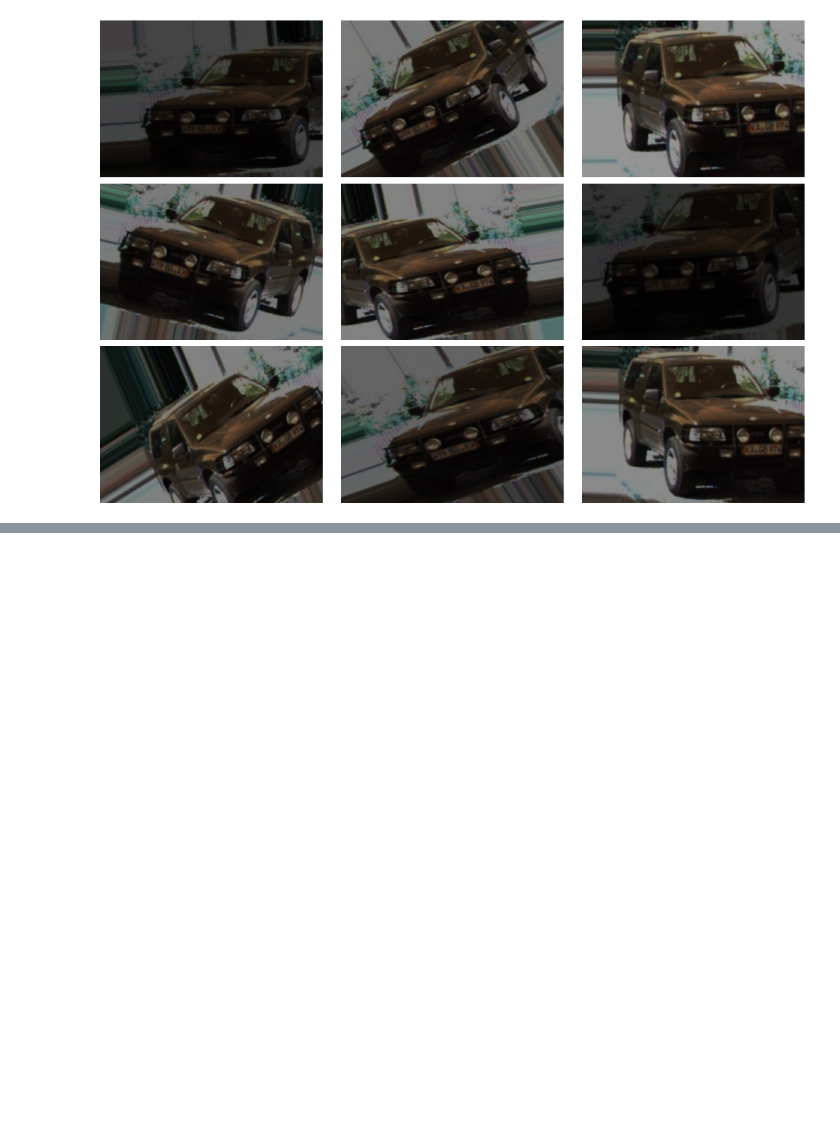
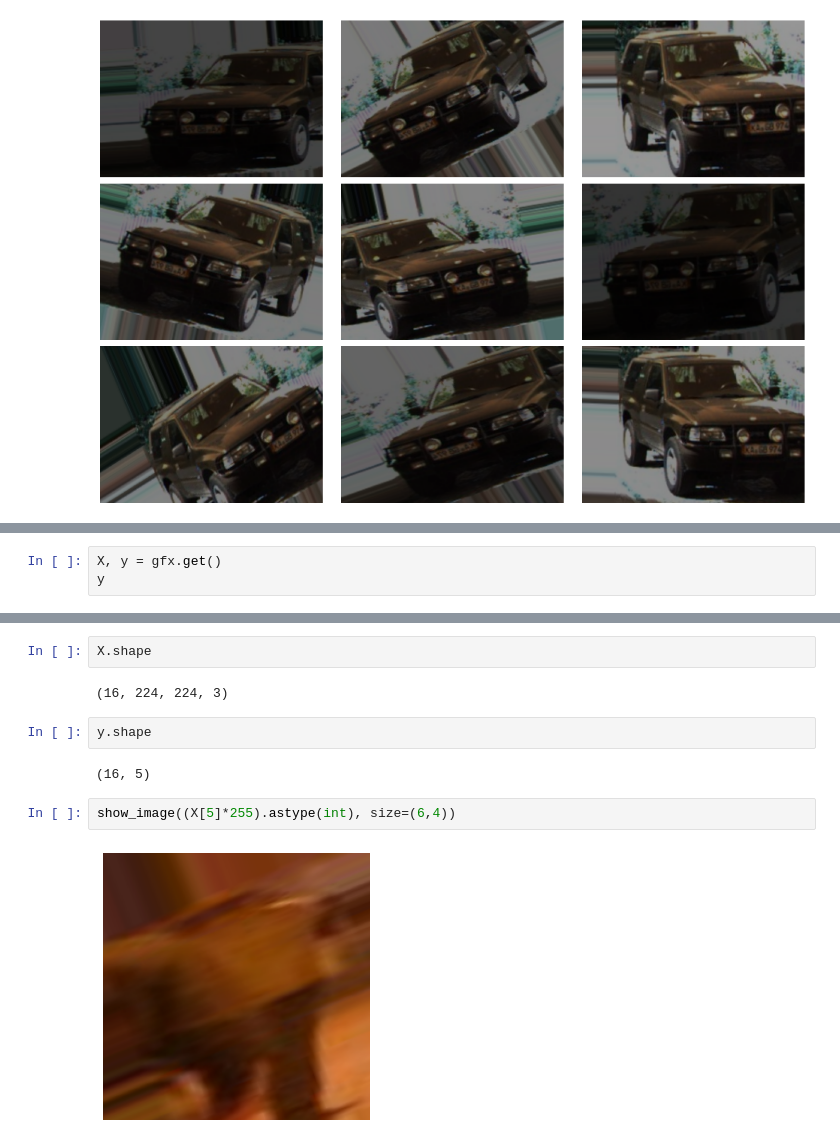
Before and after one commit to BerntA/CVEET, a Jupyter notebook: src/testing.ipynb, the cells around one changed output, grey strips where cells are left out. Saved outputs shown, nothing was run; the diff lists cells and outputs as text; blank space fills up the shorter version.

```diff
--- a/src/testing.ipynb
+++ b/src/testing.ipynb
@@ -224,0 +364,3 @@ aug
+# %%
+X, y = gfx.get()
+y
@@ -224,0 +384,12 @@ aug
+# %%
+X.shape
+# %% [output]
+(16, 224, 224, 3)
+# %%
+y.shape
+# %% [output]
+(16, 5)
+# %%
+show_image((X[5]*255).astype(int), size=(6,4))
+# %% [output]
+[figure, added]
```
Also changed, not shown: parts of 10 cells of this notebook, 3 other files.
